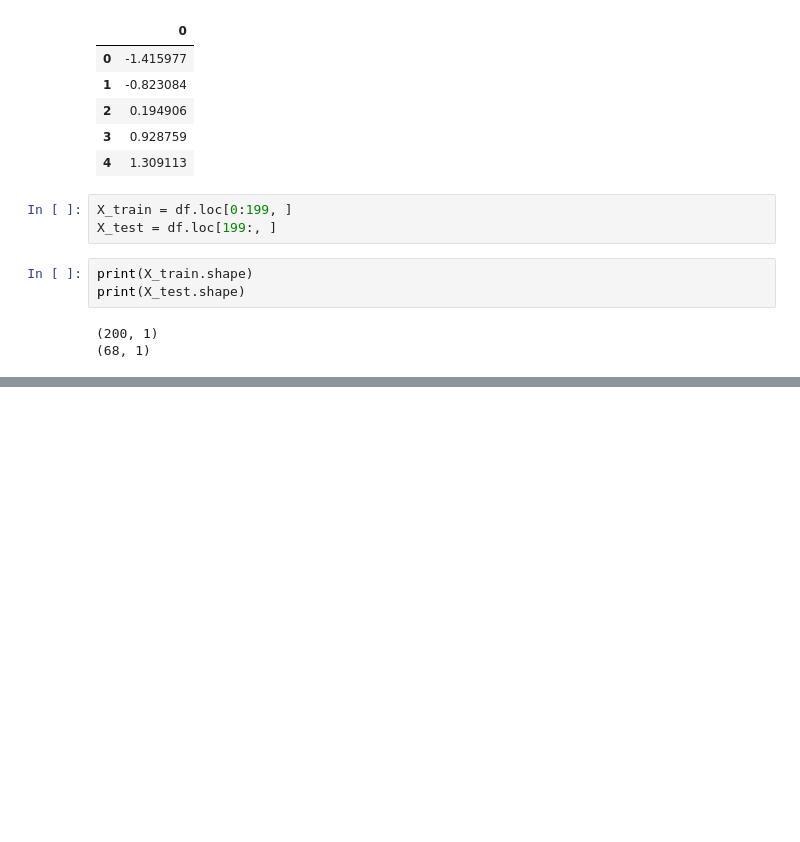
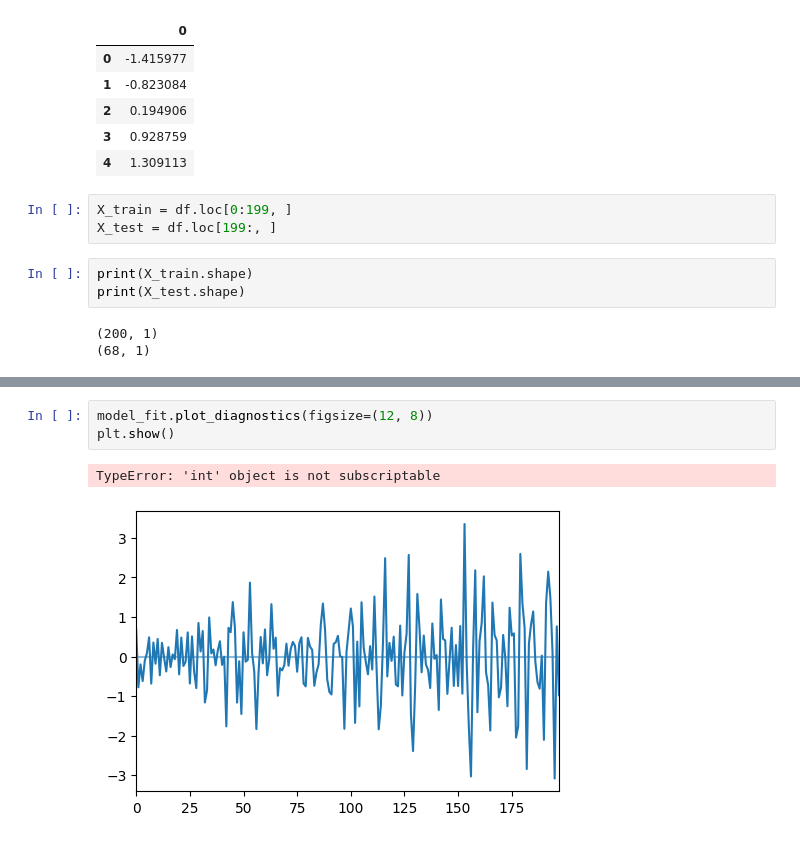
Before and after one commit to cisco00/data-eng-task, a Jupyter notebook: notebooks/forecastingModel.ipynb, the cells around one changed output, grey strips where cells are left out. Drawn from its saved outputs; the diff is of its cells as text; blank space fills up the shorter version.

```diff
--- a/notebooks/forecastingModel.ipynb
+++ b/notebooks/forecastingModel.ipynb
@@ -320,0 +299,6 @@ Epoch 10/10
+# %%
+model_fit.plot_diagnostics(figsize=(12, 8))
+plt.show()
+# %% [output]
+TypeError: 'int' object is not subscriptable
+[figure, added]
```
Also changed, not shown: parts of 9 cells of this notebook, 3 other files.
